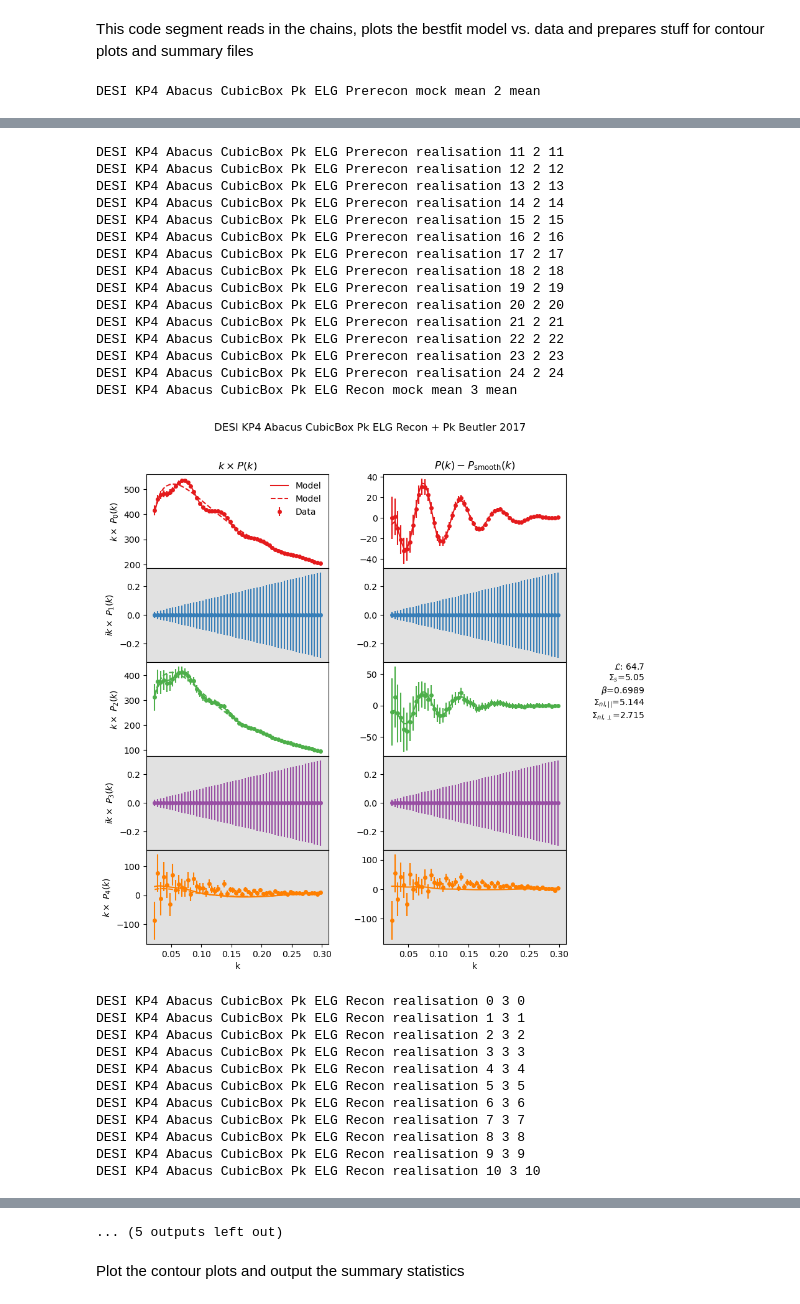
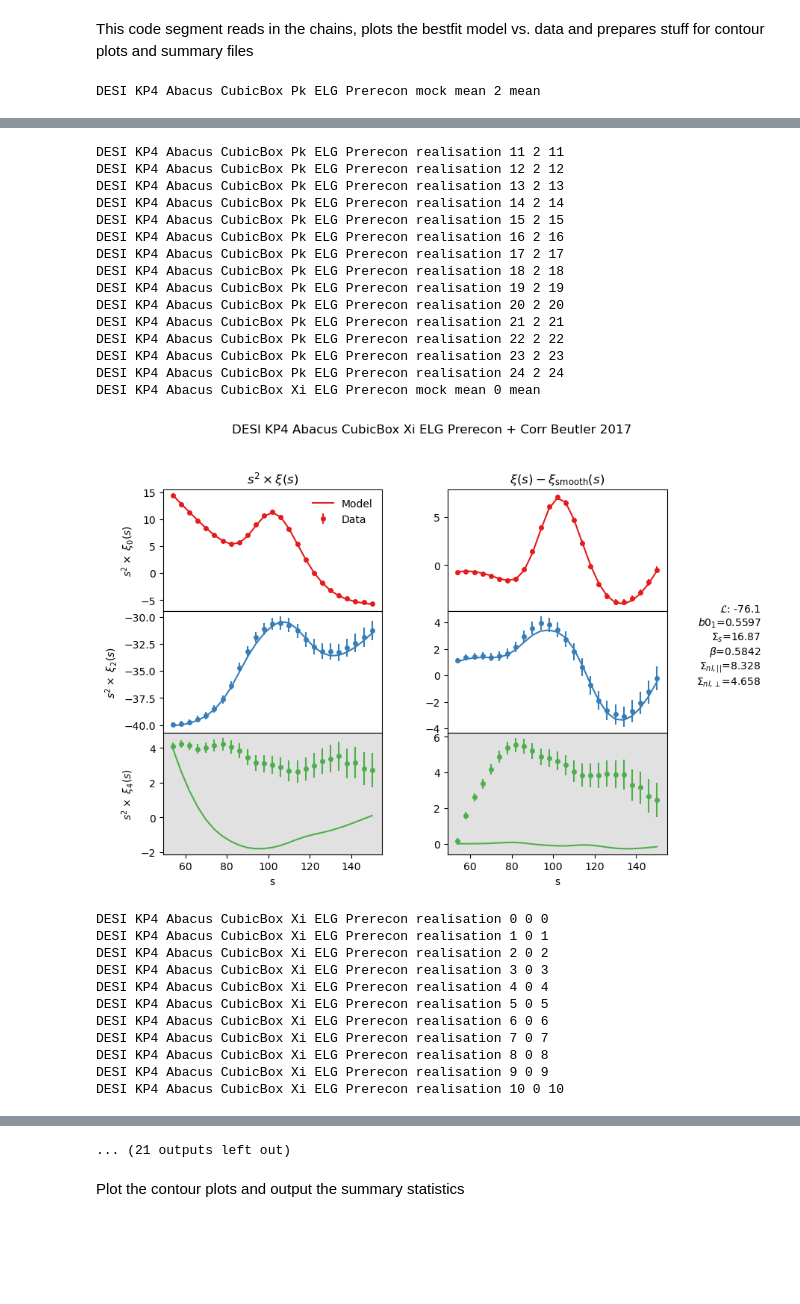
Before and after one commit to abbew25/Barry, a Jupyter notebook: cosmodesi_KP4ELG_examplecode_make_picklefiles/plot_desi_kp4_abacus_cubic_ELG_nuisanceparams.ipynb, the cells around one changed output, grey strips where cells are left out. Saved outputs shown, nothing was run; the diff lists cells and outputs as text; code cells hidden in the pictures; blank space fills up the shorter version.

```diff
--- a/cosmodesi_KP4ELG_examplecode_make_picklefiles/plot_desi_kp4_abacus_cubic_ELG_nuisanceparams.ipynb
+++ b/cosmodesi_KP4ELG_examplecode_make_picklefiles/plot_desi_kp4_abacus_cubic_ELG_nuisanceparams.ipynb
@@ -33,7 +33,8 @@ This code segment reads in the chains, plots the bestfit model vs. data and prep
 logging.info("Creating plots")
 
 fitname = []
-datanames = ["CV_Xi_Prerecon", "CV_Xi_Recon", "CV_Pk_Prerecon", "CV_Pk_Recon"]
+#datanames = ["CV_Xi_Prerecon", "CV_Xi_Recon", "CV_Pk_Prerecon", "CV_Pk_Recon"]
+datanames = ["Xi_Prerecon", "Xi_Recon", "Pk_Prerecon", "Pk_Recon"]
 c = [ChainConsumer(), ChainConsumer(), ChainConsumer(), ChainConsumer()]
 
 # Loop over all the chains
@@ -41,9 +42,9 @@ stats = {k: [] for k in datanames}
 output = {k: [] for k in datanames}
 for posterior, weight, chain, evidence, model, data, extra in fitter.load():
 
-    if "Pk" not in extra["name"]:# or "CV" not in extra["name"]:
-       #print('test')
-       continue
+#     if "Pk" not in extra["name"]:# or "CV" not in extra["name"]:
+#        #print('test')
+#        continue
 
     recon_bin = 0 if "Prerecon" in extra["name"] else 1
     data_bin = 0 if "Xi" in extra["name"] else 1
@@ -53,7 +54,7 @@ for posterior, weight, chain, evidence, model, data, extra in fitter.load():
 
     # Store the chain in a dictionary with parameter names
     df = pd.DataFrame(chain, columns=model.get_labels())
-
+    #print(df)
     # Get the MAP (maximum a posteriori) point and set the model up at this point
     model.set_data(data)
     r_s = model.camb.get_data()["r_s"]
@@ -115,27 +116,27 @@ DESI KP4 Abacus CubicBox Pk ELG Prerecon realisation 10 2 10
 DESI KP4 Abacus CubicBox Pk ELG Prerecon realisation 11 2 11
 DESI KP4 Abacus CubicBox Pk ELG Prerecon realisation 12 2 12
 DESI KP4 Abacus CubicBox Pk ELG Prerecon realisation 13 2 13
 DESI KP4 Abacus CubicBox Pk ELG Prerecon realisation 14 2 14
 DESI KP4 Abacus CubicBox Pk ELG Prerecon realisation 15 2 15
 DESI KP4 Abacus CubicBox Pk ELG Prerecon realisation 16 2 16
 DESI KP4 Abacus CubicBox Pk ELG Prerecon realisation 17 2 17
 DESI KP4 Abacus CubicBox Pk ELG Prerecon realisation 18 2 18
 DESI KP4 Abacus CubicBox Pk ELG Prerecon realisation 19 2 19
 DESI KP4 Abacus CubicBox Pk ELG Prerecon realisation 20 2 20
 DESI KP4 Abacus CubicBox Pk ELG Prerecon realisation 21 2 21
 DESI KP4 Abacus CubicBox Pk ELG Prerecon realisation 22 2 22
 DESI KP4 Abacus CubicBox Pk ELG Prerecon realisation 23 2 23
 DESI KP4 Abacus CubicBox Pk ELG Prerecon realisation 24 2 24
-DESI KP4 Abacus CubicBox Pk ELG Recon mock mean 3 mean
+DESI KP4 Abacus CubicBox Xi ELG Prerecon mock mean 0 mean
-[figure, old version]
+[figure, new version]
-DESI KP4 Abacus CubicBox Pk ELG Recon realisation 0 3 0
-DESI KP4 Abacus CubicBox Pk ELG Recon realisation 1 3 1
-DESI KP4 Abacus CubicBox Pk ELG Recon realisation 2 3 2
-DESI KP4 Abacus CubicBox Pk ELG Recon realisation 3 3 3
-DESI KP4 Abacus CubicBox Pk ELG Recon realisation 4 3 4
-DESI KP4 Abacus CubicBox Pk ELG Recon realisation 5 3 5
-DESI KP4 Abacus CubicBox Pk ELG Recon realisation 6 3 6
-DESI KP4 Abacus CubicBox Pk ELG Recon realisation 7 3 7
-DESI KP4 Abacus CubicBox Pk ELG Recon realisation 8 3 8
-DESI KP4 Abacus CubicBox Pk ELG Recon realisation 9 3 9
-DESI KP4 Abacus CubicBox Pk ELG Recon realisation 10 3 10
+DESI KP4 Abacus CubicBox Xi ELG Prerecon realisation 0 0 0
+DESI KP4 Abacus CubicBox Xi ELG Prerecon realisation 1 0 1
+DESI KP4 Abacus CubicBox Xi ELG Prerecon realisation 2 0 2
+DESI KP4 Abacus CubicBox Xi ELG Prerecon realisation 3 0 3
+DESI KP4 Abacus CubicBox Xi ELG Prerecon realisation 4 0 4
+DESI KP4 Abacus CubicBox Xi ELG Prerecon realisation 5 0 5
+DESI KP4 Abacus CubicBox Xi ELG Prerecon realisation 6 0 6
+DESI KP4 Abacus CubicBox Xi ELG Prerecon realisation 7 0 7
+DESI KP4 Abacus CubicBox Xi ELG Prerecon realisation 8 0 8
+DESI KP4 Abacus CubicBox Xi ELG Prerecon realisation 9 0 9
+DESI KP4 Abacus CubicBox Xi ELG Prerecon realisation 10 0 10
@@ -171,4 +171,4 @@ DESI KP4 Abacus CubicBox CV Pk ELG Prerecon realisation 10 2 10
-... (5 outputs left out)
+... (21 outputs left out)
 # %% [markdown]
 Plot the contour plots and output the summary statistics
 # %%
```
Also changed, not shown: parts of 2 cells of this notebook, 9 other files.
